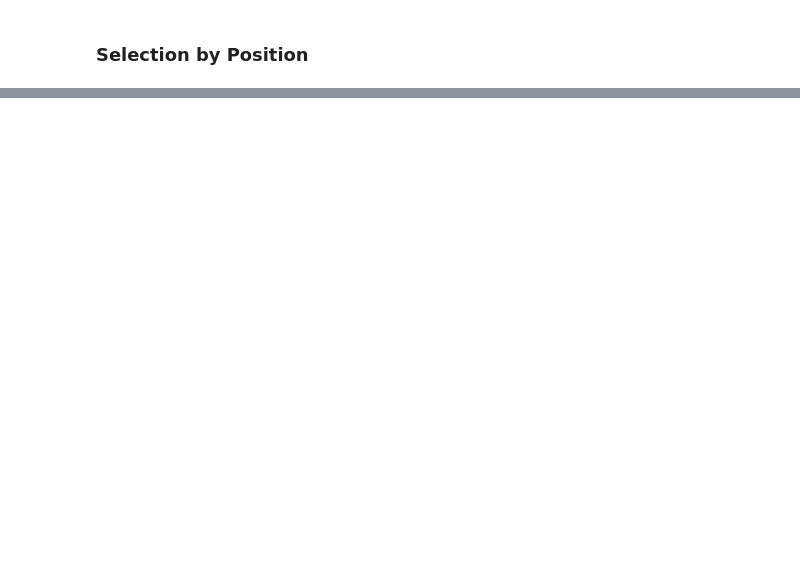
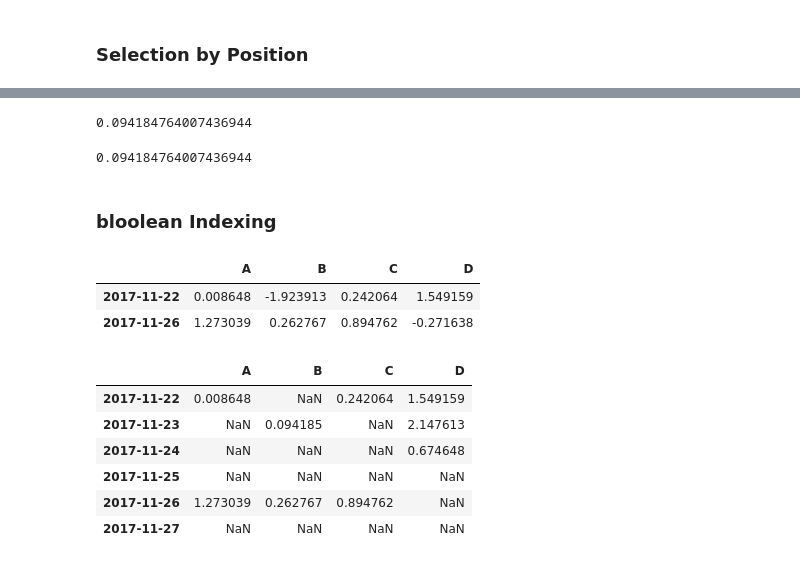
Before and after one commit to corazzon/TIL, a Jupyter notebook: pandas_exercises/10minmutes_to_pandas.ipynb, the cells around one changed output, grey strips where cells are left out. Cells and saved outputs as stored; diff of their text form; code cells hidden in the pictures; blank space fills up the shorter version.

```diff
--- a/pandas_exercises/10minmutes_to_pandas.ipynb
+++ b/pandas_exercises/10minmutes_to_pandas.ipynb
@@ -233,0 +265,26 @@ df.at[dates[0],'A']
+# %%
+df.iloc[1, 1]
+# %% [output]
+0.094184764007436944
+# %%
+df.iat[1, 1]
+# %% [output]
+0.094184764007436944
+# %% [markdown]
+### bloolean Indexing
+# %%
+df[df.A > 0]
+# %% [output]
+|  | A | B | C | D |
+| 2017-11-22 | 0.008648 | -1.923913 | 0.242064 | 1.549159 |
+| 2017-11-26 | 1.273039 | 0.262767 | 0.894762 | -0.271638 |
+# %%
+df[df > 0]
+# %% [output]
+|  | A | B | C | D |
+| 2017-11-22 | 0.008648 | NaN | 0.242064 | 1.549159 |
+| 2017-11-23 | NaN | 0.094185 | NaN | 2.147613 |
+| 2017-11-24 | NaN | NaN | NaN | 0.674648 |
+| 2017-11-25 | NaN | NaN | NaN | NaN |
+| 2017-11-26 | 1.273039 | 0.262767 | 0.894762 | NaN |
+| 2017-11-27 | NaN | NaN | NaN | NaN |
```
Also changed, not shown: parts of 27 cells of this notebook.
